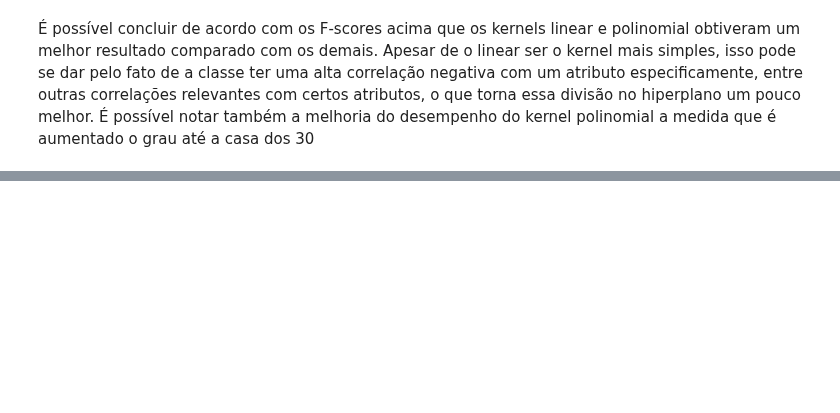
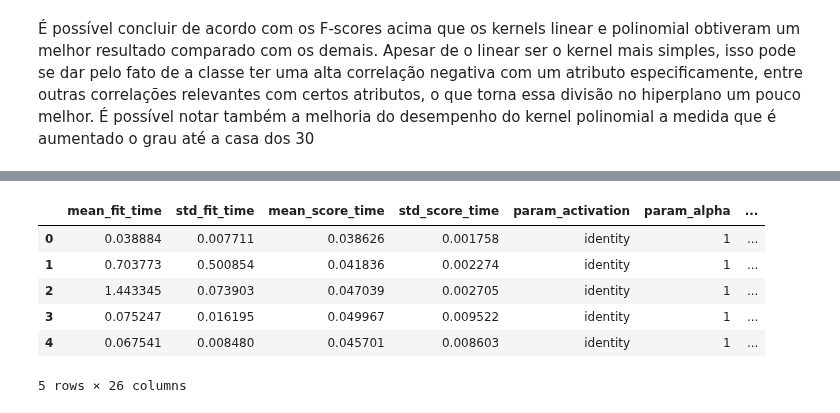
Before and after one commit to AdilsonAngelo/IF699-2020.3, a Jupyter notebook: ex5/SVM & NN.ipynb, the cells around one changed output, grey strips where cells are left out. Cells and saved outputs as stored; diff of their text form; code cells hidden in the pictures; blank space fills up the shorter version.

```diff
--- a/ex5/SVM & NN.ipynb
+++ b/ex5/SVM & NN.ipynb
@@ -166,0 +216,12 @@ dtype: float64
+# %%
+nn_results = pd.DataFrame(grid_search.cv_results_)
+metrics_cols = [col for col in nn_results.columns if col.startswith('mean_test')]
+nn_results.head()
+# %% [output]
+|  | mean_fit_time | std_fit_time | mean_score_time | std_score_time | param_activation | param_alpha | ... |
+| 0 | 0.038884 | 0.007711 | 0.038626 | 0.001758 | identity | 1 | ... |
+| 1 | 0.703773 | 0.500854 | 0.041836 | 0.002274 | identity | 1 | ... |
+| 2 | 1.443345 | 0.073903 | 0.047039 | 0.002705 | identity | 1 | ... |
+| 3 | 0.075247 | 0.016195 | 0.049967 | 0.009522 | identity | 1 | ... |
+| 4 | 0.067541 | 0.008480 | 0.045701 | 0.008603 | identity | 1 | ... |
+5 rows × 26 columns
```
Also changed, not shown: parts of 16 cells of this notebook.
